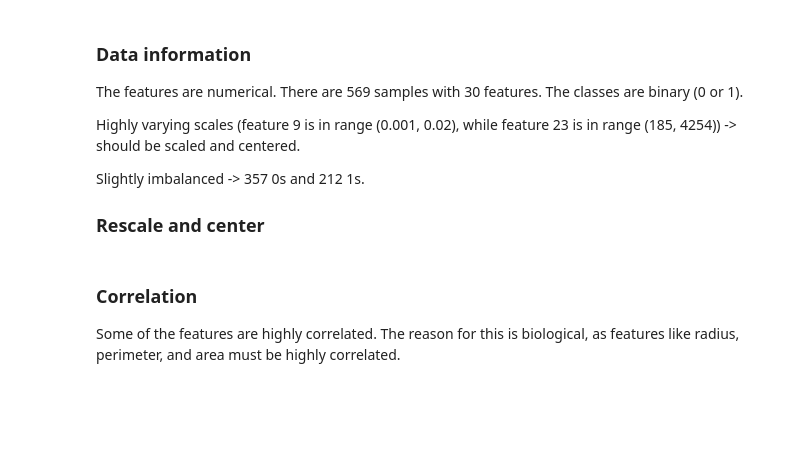
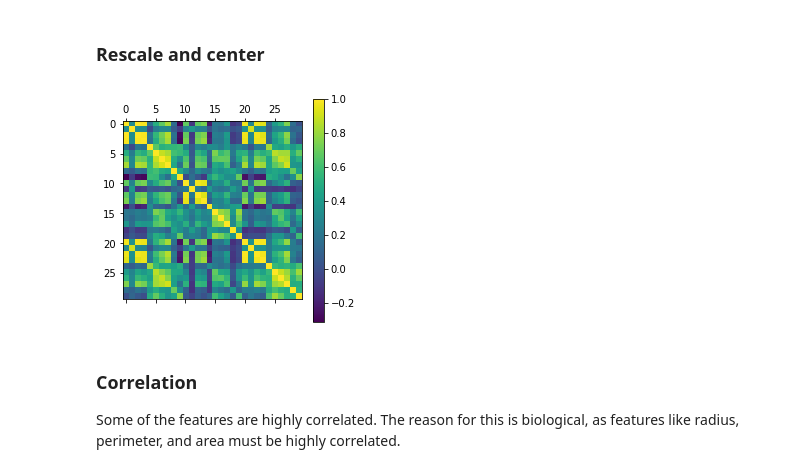
Before and after one commit to dtonderski/statistical_learning_for_big_data, a Jupyter notebook: Homework 1/Part 2.ipynb, the cells around one changed output. Cells and saved outputs as stored; diff of their text form; code cells hidden in the pictures; blank space fills up the shorter version.

```diff
--- a/Homework 1/Part 2.ipynb
+++ b/Homework 1/Part 2.ipynb
@@ -38,15 +46,8 @@ if verbose:
 
     print(len(np.argwhere(y == 0)))
     print(len(np.argwhere(y == 1)))
-# %% [markdown]
-### Data information
-The features are numerical. There are 569 samples with 30 features. The classes are binary (0 or 1).
-
-Highly varying scales (feature 9 is in range (0.001, 0.02), while feature 23 is in range (185, 4254)) -> should be scaled and centered.
-
-Slightly imbalanced -> 357 0s and 212 1s.
-
-### Rescale and center
+# %% [markdown]
+### Rescale and center
 # %%
 Xmax = np.amax(X,0)
 Xmin = np.amin(X,0)
@@ -60,11 +60,14 @@ if verbose:
 # %%
 df = pd.DataFrame(Xnew)
 correlation_matrix = np.array(df.corr())
-verbose = 0
+verbose = 1
 if verbose:
     corr = df.corr()
     plt.matshow(df.corr())
+    plt.colorbar()
     plt.show()
+# %% [output]
+[figure, added]
 # %% [markdown]
 ### Correlation
 Some of the features are highly correlated. The reason for this is biological, as features like radius, perimeter, and area must be highly correlated.
```
Also changed, not shown: parts of 16 cells of this notebook, 2 other files.
